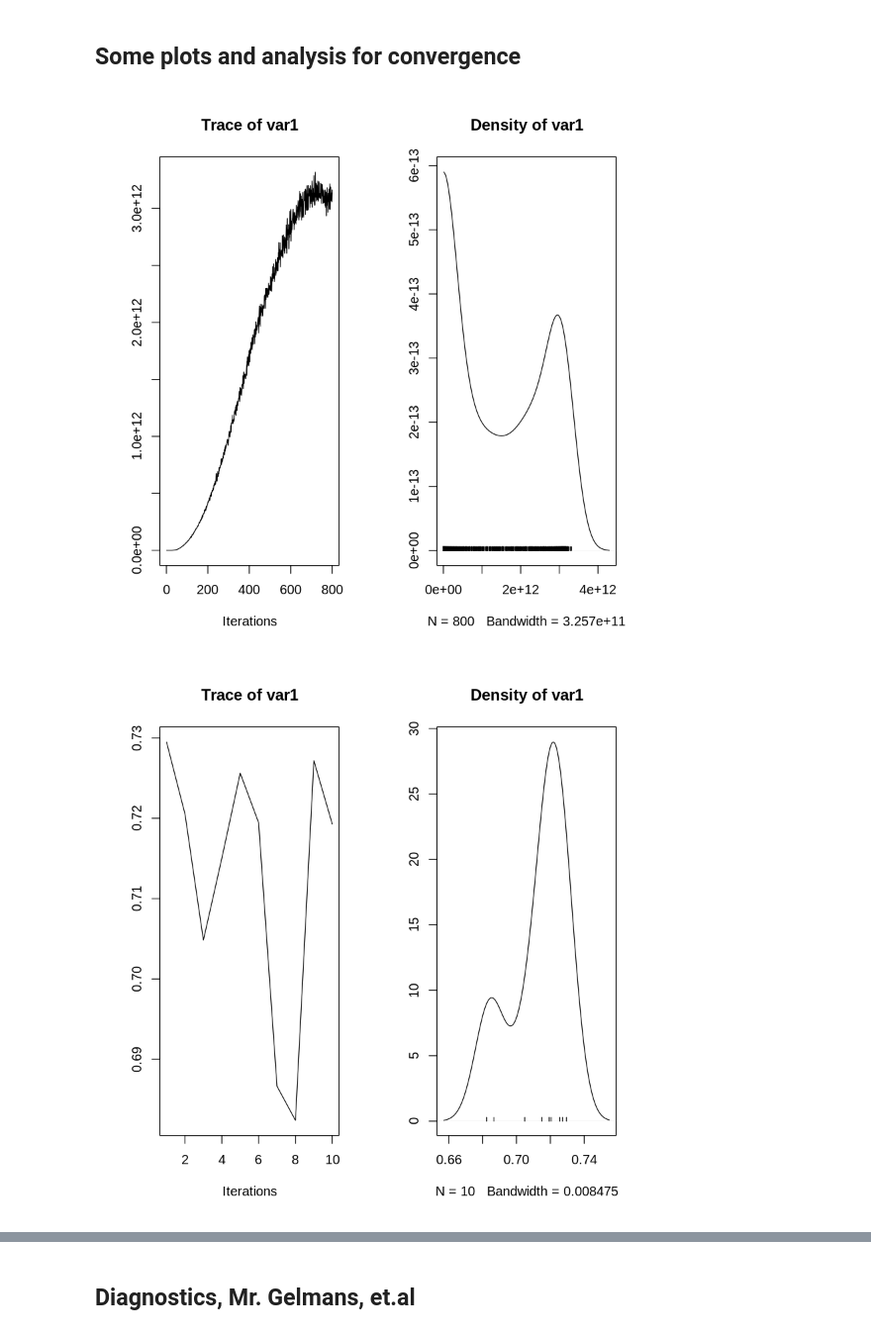
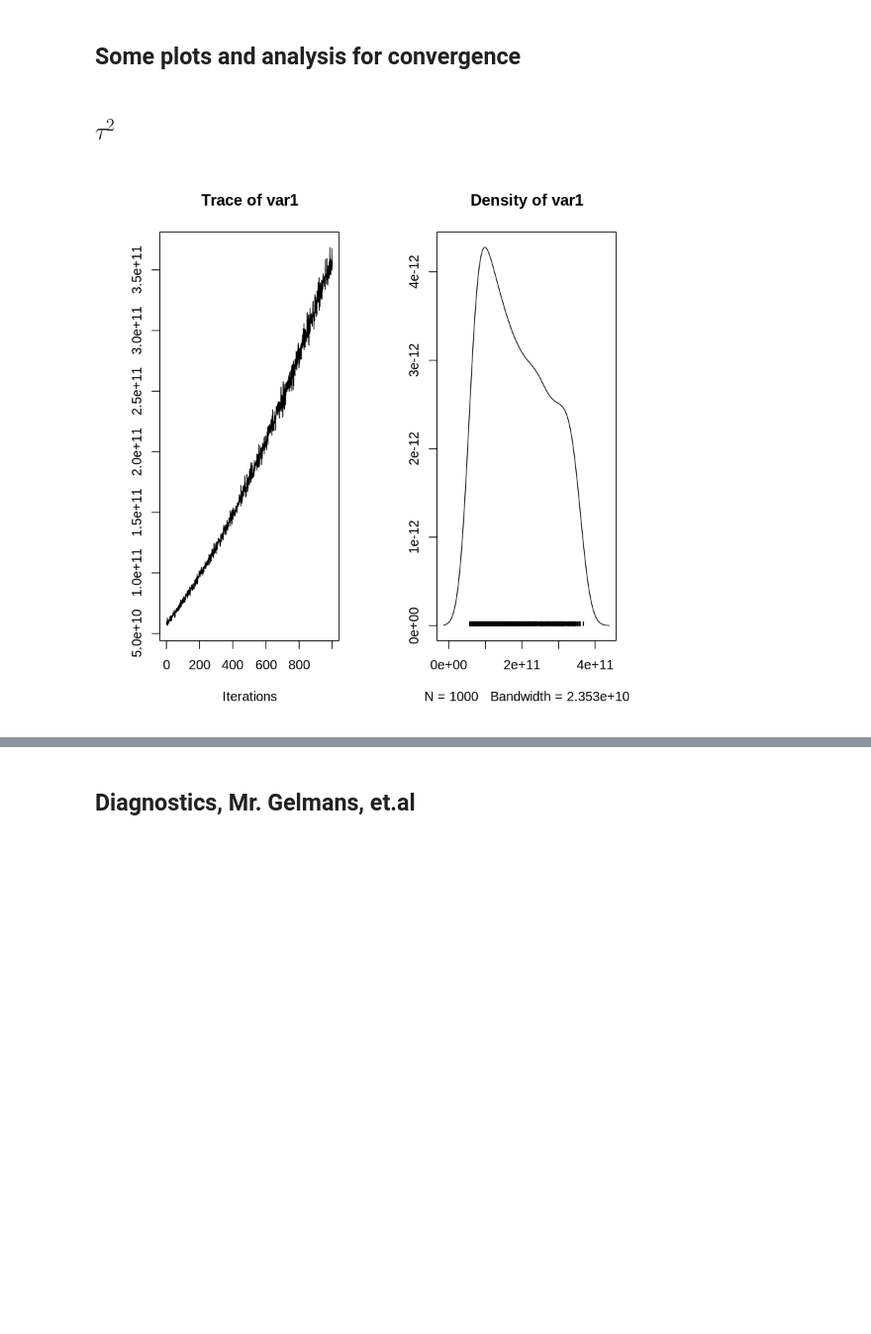
Before and after one commit to molgor/biospytial, a Jupyter notebook: ipython-notebooks/demos/statistical_models/binomial_examples/presence-only_model/CAR_models/model2/[Joint Model 2] CAR model.ipynb, the cells around one changed output, grey strips where cells are left out. Shown at 99% size. Drawn from its saved outputs; the diff is of its cells as text; code cells hidden in the pictures; blank space fills up the shorter version.

Commit message:
Multilevel model for the CAR finished in notebook

```diff
--- a/ipython-notebooks/demos/statistical_models/binomial_examples/presence-only_model/CAR_models/model2/[Joint Model 2] CAR model.ipynb
+++ b/ipython-notebooks/demos/statistical_models/binomial_examples/presence-only_model/CAR_models/model2/[Joint Model 2] CAR model.ipynb
@@ -59,19 +45,31 @@ head(sam_idx_nan)
 # %%
-n.sample = 1000
-burnin=1000
-postburnin = burnin +10
-thin = 100
+n.sample = 20000
+burnin= 10000
+single_burnin = 1
+postburnin = 2
+thin = 10
 verbose = TRUE
+c <- 1.001 #
+fixed_prior_gamma_shape_tau <- 1
+prior_tau_scale <- 0.01
+prior_sigma_scale <- 0.01
+fixed_prior_gamma_shape_sigma <- 1
+
 results  <- joint.binomial.bymCARModel2(formula_S = formula_sample,
                                         formula_P = formula_presence,
                                         n.sample=n.sample,
                                         burnin=burnin,
+                                        single_burnin=single_burnin,
                                         postburnin=postburnin,
                                         thin=thin,
                                         verbose=TRUE,
-                                       #prior.tau2=c(0.1,0.01),
-                                       #prior.sigma2=c(0.1,0.01),
-                                       prior.tau2=c(0.1,1),
-                                       prior.sigma2=c(0.1,1),
-                                       data = rr)
+                                       prior.tau2=c(fixed_prior_gamma_shape_tau,prior_tau_scale),
+                                       prior.sigma2=c(fixed_prior_gamma_shape_sigma,prior_sigma_scale),
+                                        tau2_sigma2_denominator=c,
+                                       #prior.tau2=c(0.1,1),
+                                       #prior.sigma2=c(0.1,1),
+                                       data = DataFrame)
+                                       #data = rr)
+
+## I put 5 ceros
 # %% [output]
@@ -267,10 +166,11 @@ post.presence_p = data.frame(results$P$samples$fitted)
 ## Some plots and analysis for convergence
 # %%
 library(coda)
+# %% [markdown]
+## $\tau^{2}$
 # %%
 plot(results$S$samples$tau2)
-plot(results$ind.model.S$model.results$samples$tau2)
-plot(results$ind.model.P$model.results$samples$tau2)
+#plot(results$ind.model.S$model.results$samples$tau2)
+#plot(results$ind.model.P$model.results$samples$tau2)
 # %% [output]
-[figure, old version]
+[figure, new version]
-[figure, removed]
```
Also changed, not shown: parts of 35 cells of this notebook, 2 other files.
